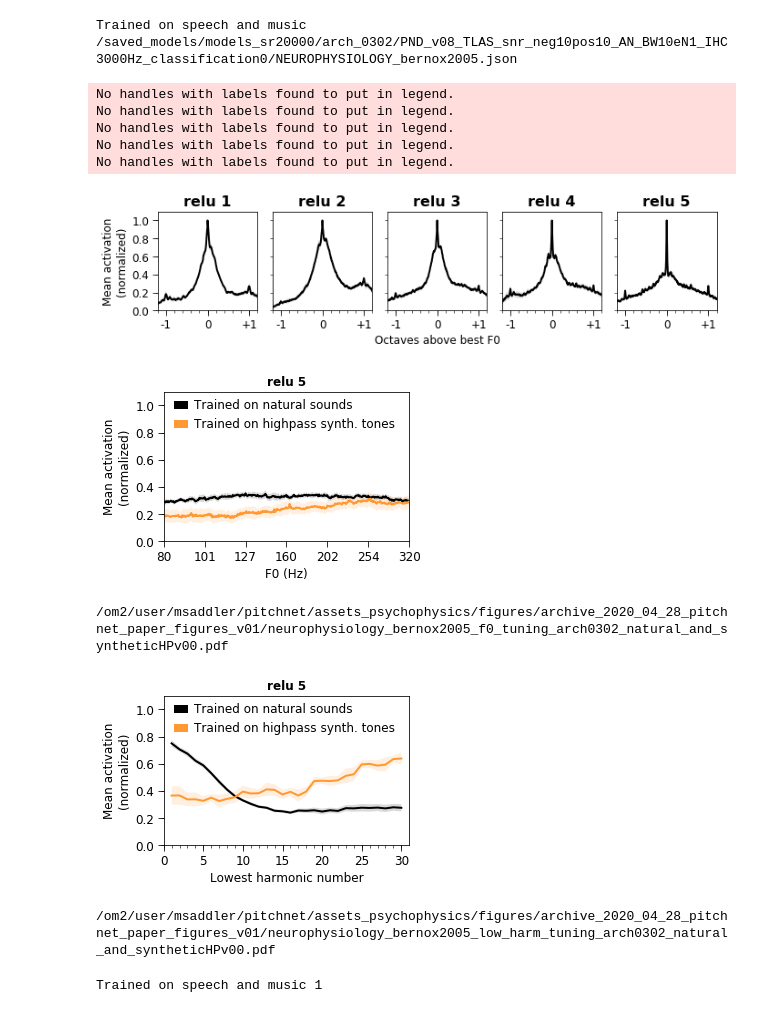
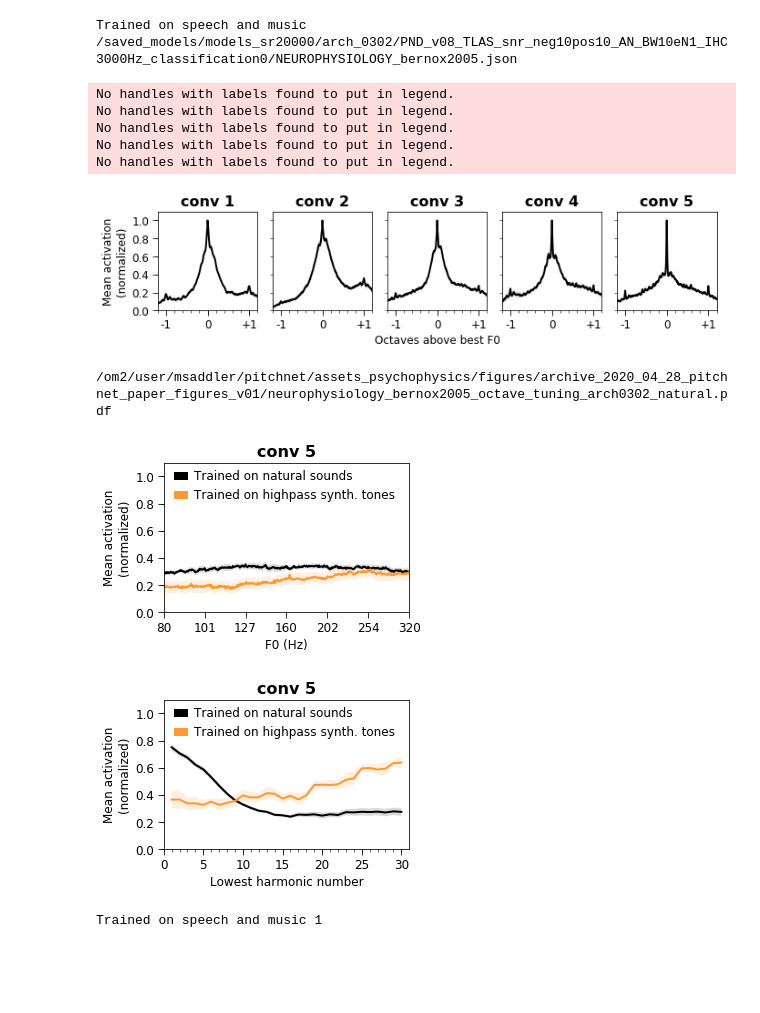
Before and after one commit to msaddler/pitchnet, a Jupyter notebook: notebook_network_neurophysiology.ipynb, the cells around one changed output. Drawn from its saved outputs; the diff is of its cells as text; code cells hidden in the pictures; blank space fills up the shorter version.

Commit message:
re-saving neurophysiology figures with conv rather than relu layer labels

```diff
--- a/notebook_network_neurophysiology.ipynb
+++ b/notebook_network_neurophysiology.ipynb
@@ -216,7 +216,7 @@ for idx_layer, key_layer in enumerate(list_key_layer):
                                                  kwargs_plot_update=kwargs_plot_update,
                                                  xlimits=[-1.2, 1.2],
                                                  ylimits=[0, 1.1],
-                                                 str_title='relu {}'.format(idx_layer+1),
+                                                 str_title='conv {}'.format(idx_layer+1),
                                                  fontsize_title=16,
                                                  fontweight_title='bold',
                                                  yticks=np.arange(0, 1.01, 0.2),
@@ -243,7 +243,8 @@ No handles with labels found to put in legend.
 No handles with labels found to put in legend.
 No handles with labels found to put in legend.
 No handles with labels found to put in legend.
-[figure, old version]
+[figure, new version]
+/om2/user/msaddler/pitchnet/assets_psychophysics/figures/archive_2020_04_28_pitchnet_paper_figures_v01/neurophysiology_bernox2005_octave_tuning_arch0302_natural.pdf
 # %%
 importlib.reload(util_neurophysiology)
 
@@ -293,7 +294,8 @@ for cidx, model_key in enumerate(model_keys):
         yticks=np.arange(0, 1.01, 0.2),
         yticks_minor=np.arange(0, 1.01, 0.2),
         ylimits=[0, 1.1],
-        str_title='relu 5',
+        str_title='conv 5',
+        fontsize_title=16,
         fontweight_title='bold')
 
     short_model_key = shorten_model_key(model_key)
@@ -313,38 +315,37 @@ if 'low_harm_tuning_mean' in results_dict_input[0]['relu_4'].keys():
     fig, ax = plt.subplots(nrows=nrows,
                            ncols=ncols,
                            figsize=figsize)
     color_list = util_figures.get_color_list(6, cmap_name='gist_heat') # CMAP FOR FILTERING SOUNDS
     color_list = [color_list[idx] for idx in [0, 2, 4]]
     color_list = [color_list[0], color_list[-1]]
     for cidx, model_key in enumerate(model_keys):
         results_dict_input = results_dicts[model_key]
         kwargs_plot_update = {'color': color_list[cidx], 'label': model_key}
         ax, DATA = util_neurophysiology.make_low_harm_tuning_plot(
             ax,
             results_dict_input,
             restrict_conditions=['relu_4'],
             kwargs_plot_update=kwargs_plot_update,
             yticks=np.arange(0, 1.01, 0.2),
             yticks_minor=np.arange(0, 1.01, 0.2),
             ylimits=[0, 1.1],
-            str_title='relu 5',
+            str_title='conv 5',
+            fontsize_title=16,
             fontweight_title='bold')
         short_model_key = shorten_model_key(model_key)
         if short_model_key in SUPER_DATA_DICT:
             SUPER_DATA_DICT[short_model_key] = util_misc.recursive_dict_merge(SUPER_DATA_DICT[short_model_key], DATA)
         else:
             SUPER_DATA_DICT[short_model_key] = DATA
     plt.show()
 
 #     save_dir = '/om2/user/msaddler/pitchnet/assets_psychophysics/figures/archive_2020_04_28_pitchnet_paper_figures_v01/'
 #     save_fn = os.path.join(save_dir, 'neurophysiology_bernox2005_low_harm_tuning_arch0302_natural_and_syntheticHPv00.pdf')
 #     fig.savefig(save_fn, bbox_inches='tight', pad_inches=0)
 #     print(save_fn)
 # %% [output]
-[figure, old version]
+[figure, new version]
-/om2/user/msaddler/pitchnet/assets_psychophysics/figures/archive_2020_04_28_pitchnet_paper_figures_v01/neurophysiology_bernox2005_f0_tuning_arch0302_natural_and_syntheticHPv00.pdf
-[figure, old version]
+[figure, new version]
-/om2/user/msaddler/pitchnet/assets_psychophysics/figures/archive_2020_04_28_pitchnet_paper_figures_v01/neurophysiology_bernox2005_low_harm_tuning_arch0302_natural_and_syntheticHPv00.pdf
 # %%
 for k1 in SUPER_DATA_DICT.keys():
     print(k1)
```
